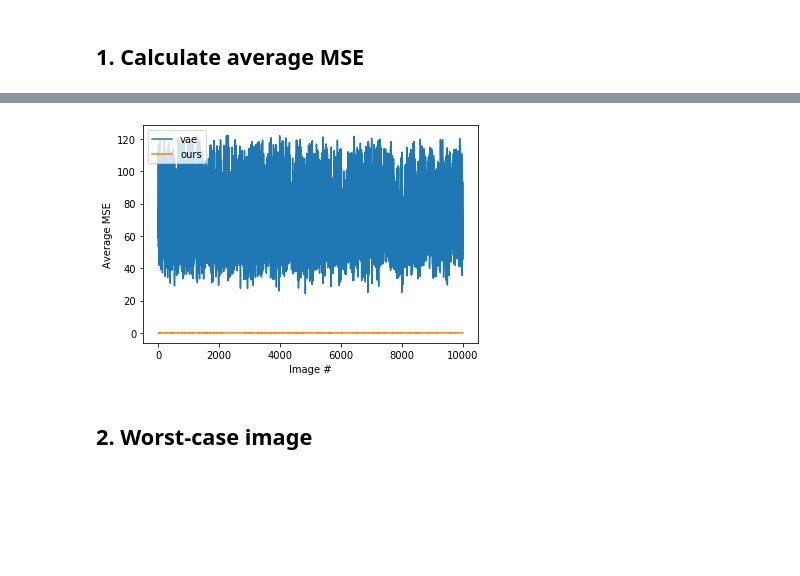
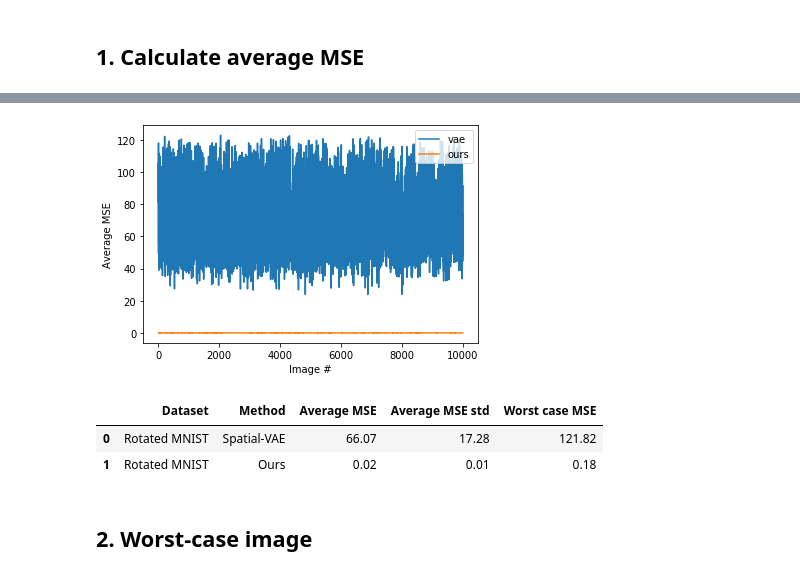
Before and after one commit to kobybibas/CryoEM_rotation_invariant, a Jupyter notebook: notebooks/mnist_eval.ipynb, the cells around one changed output, grey strips where cells are left out. Saved outputs shown, nothing was run; the diff lists cells and outputs as text; code cells hidden in the pictures; blank space fills up the shorter version.

```diff
--- a/notebooks/mnist_eval.ipynb
+++ b/notebooks/mnist_eval.ipynb
@@ -99,6 +99,7 @@ for i, idx in enumerate(eval_idxs):
     if mse_vae[i] > worst_mse_vae:
         worst_mse_vae = mse_vae[i]
         worst_img_vae_origin = imgs_rot0.detach().numpy()
+        worst_img_vae_input = imgs.detach().numpy()
         worst_img_vae = imgs_vae
 
     # Inference ours
@@ -109,6 +110,7 @@ for i, idx in enumerate(eval_idxs):
     if mse_ours[i] > worst_mse_ours:
         worst_mse_ours = mse_ours[i]
         worst_img_ours_origin = imgs_rot0.detach().numpy()
+        worst_img_ours_input = imgs.detach().numpy()
         worst_img_ours = gen_imgs
 
 fig1, ax1 = plt.subplots()
@@ -121,7 +123,6 @@ ax1.legend()
 # Statistics
 #print(mse_vae.transpose())
 #print(mse_ours.transpose())
-
 print( 'mean MSE vae: ', np.mean(mse_vae), 'std: ', np.std(mse_vae))
 print( 'mean MSE ours:', np.mean(mse_ours), 'std:', np.std(mse_ours))
 # %% [output]
@@ -130,3 +131,21 @@ mean MSE ours: 0.019587841495422992 std: 0.014690775590698252
-[figure, old version]
+[figure, new version]
+# %%
+# Print as df
+results = [{'Dataset': 'Rotated MNIST',
+            'Method': 'Spatial-VAE',
+            'Average MSE': np.mean(mse_vae),
+           'Average MSE std': np.std(mse_vae),
+            'Worst case MSE': np.max(mse_vae)},
+          {'Dataset': 'Rotated MNIST',
+           'Method': 'Ours',
+           'Average MSE': np.mean(mse_ours),
+           'Average MSE std': np.std(mse_ours),
+           'Worst case MSE': np.max(mse_ours)},
+          ]
+pd.DataFrame(results).round(2)
+# %% [output]
+|  | Dataset | Method | Average MSE | Average MSE std | Worst case MSE |
+| 0 | Rotated MNIST | Spatial-VAE | 66.07 | 17.28 | 121.82 |
+| 1 | Rotated MNIST | Ours | 0.02 | 0.01 | 0.18 |
 # %% [markdown]
 ## 2. Worst-case image
```
Also changed, not shown: parts of 5 cells of this notebook, 1 other file.
